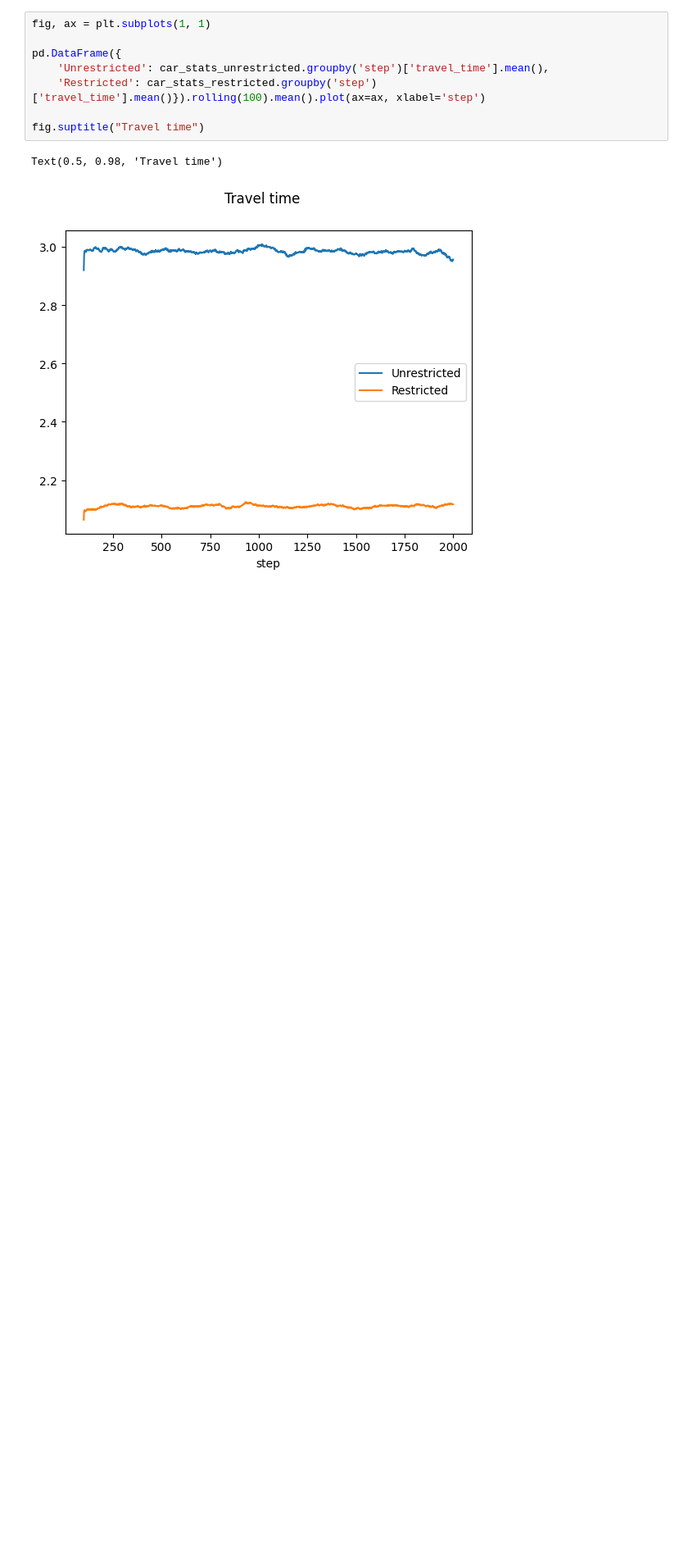
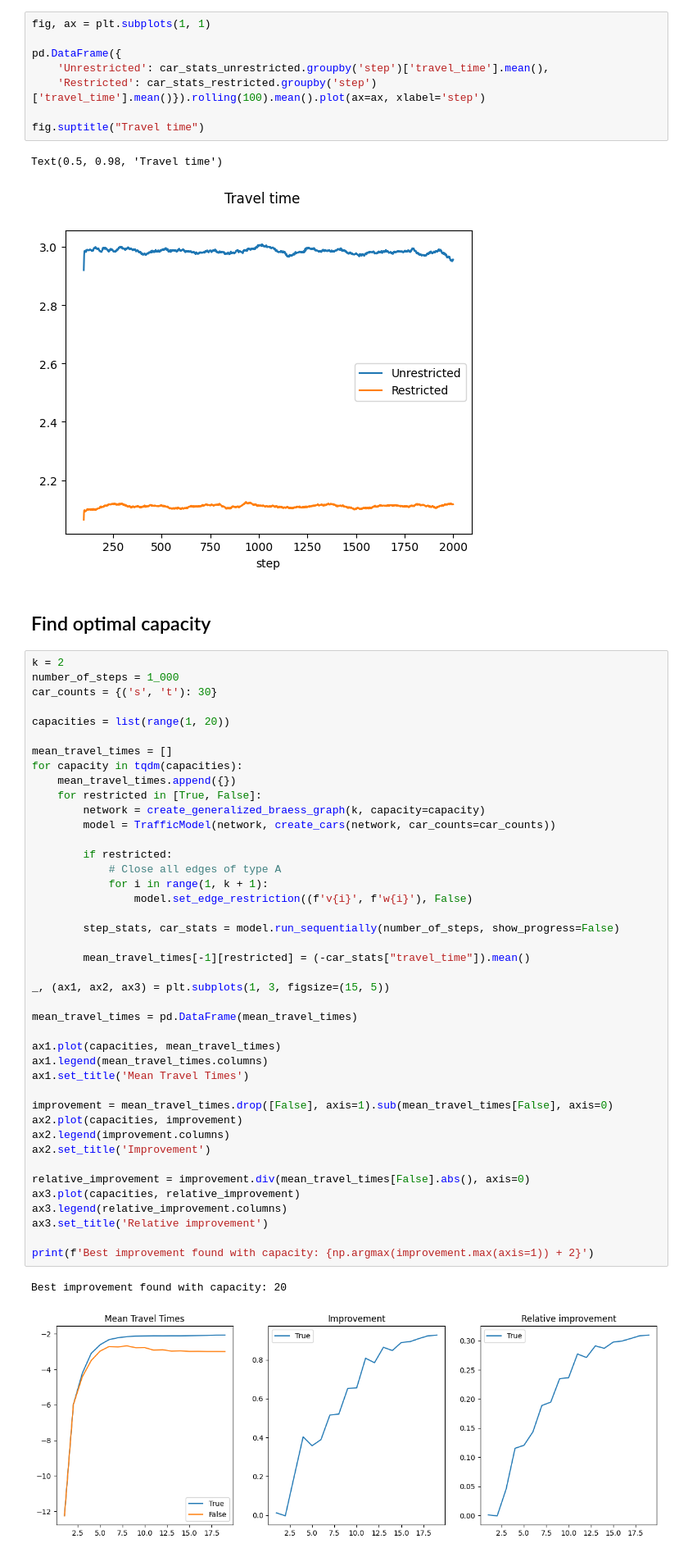
Before and after one commit to michoest/aamas-2024, a Jupyter notebook: src/traffic/v3/generalized_braess.ipynb, the cells around one changed output. Shown: that part at 82% size. Drawn from its saved outputs; the diff is of its cells as text; blank space fills up the shorter version.

```diff
--- a/src/traffic/v3/generalized_braess.ipynb
+++ b/src/traffic/v3/generalized_braess.ipynb
@@ -153,3 +153,50 @@ fig.suptitle("Travel time")
 # %% [output]
 Text(0.5, 0.98, 'Travel time')
 [figure]
+# %% [markdown]
+## Find optimal capacity
+# %%
+k = 2
+number_of_steps = 1_000
+car_counts = {('s', 't'): 30}
+
+capacities = list(range(1, 20))
+
+mean_travel_times = []
+for capacity in tqdm(capacities):
+    mean_travel_times.append({})
+    for restricted in [True, False]:
+        network = create_generalized_braess_graph(k, capacity=capacity)
+        model = TrafficModel(network, create_cars(network, car_counts=car_counts))
+
+        if restricted:
+            # Close all edges of type A
+            for i in range(1, k + 1):
+                model.set_edge_restriction((f'v{i}', f'w{i}'), False)
+
+        step_stats, car_stats = model.run_sequentially(number_of_steps, show_progress=False)
+
+        mean_travel_times[-1][restricted] = (-car_stats["travel_time"]).mean()
+
+_, (ax1, ax2, ax3) = plt.subplots(1, 3, figsize=(15, 5))
+
+mean_travel_times = pd.DataFrame(mean_travel_times)
+
+ax1.plot(capacities, mean_travel_times)
+ax1.legend(mean_travel_times.columns)
+ax1.set_title('Mean Travel Times')
+
+improvement = mean_travel_times.drop([False], axis=1).sub(mean_travel_times[False], axis=0)
+ax2.plot(capacities, improvement)
+ax2.legend(improvement.columns)
+ax2.set_title('Improvement')
+
+relative_improvement = improvement.div(mean_travel_times[False].abs(), axis=0)
+ax3.plot(capacities, relative_improvement)
+ax3.legend(relative_improvement.columns)
+ax3.set_title('Relative improvement')
+
+print(f'Best improvement found with capacity: {np.argmax(improvement.max(axis=1)) + 2}')
+# %% [output]
+Best improvement found with capacity: 20
+[figure, added]
```
Also changed, not shown: parts of 1 cell of this notebook, 1 other file.
